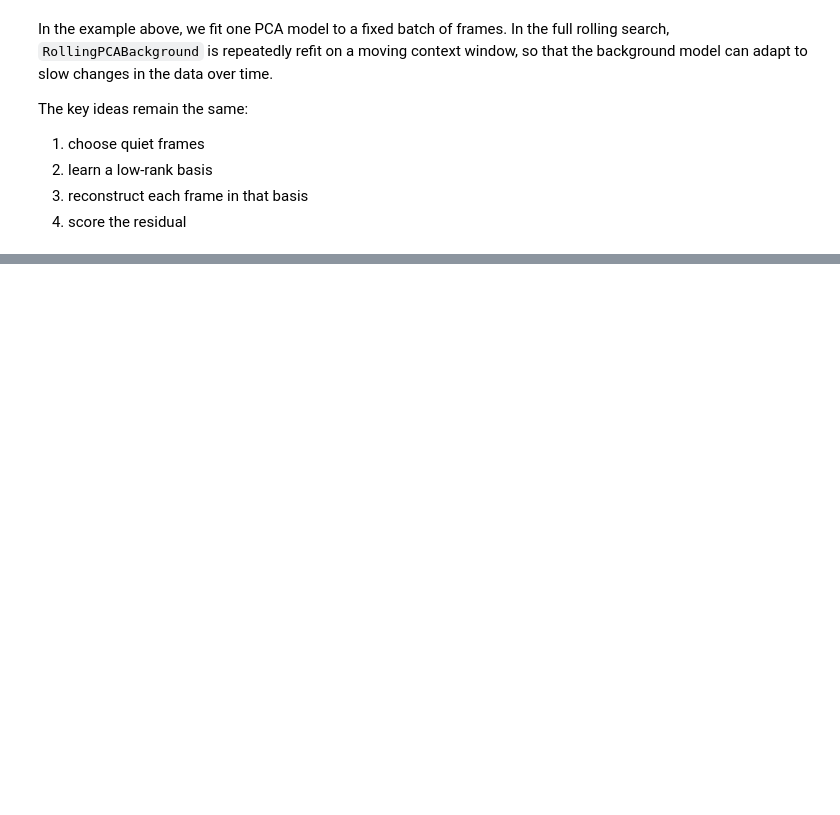
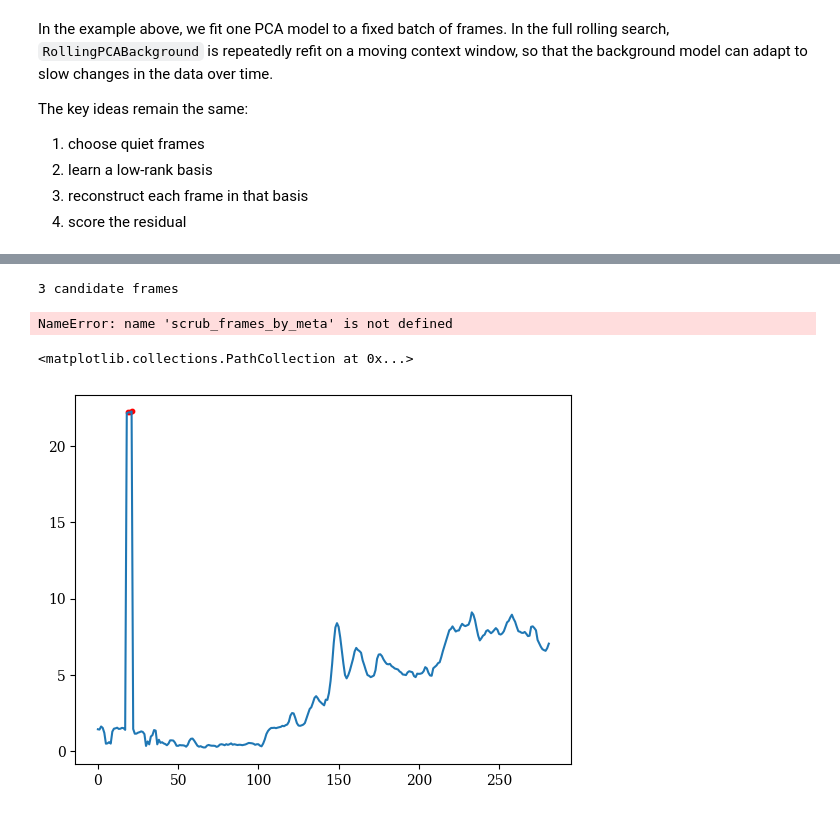
Before and after one commit to amanchokshi/specscout, a Jupyter notebook: notebooks/specscout_tutorial.ipynb, the cells around one changed output, grey strips where cells are left out. Drawn from its saved outputs; the diff is of its cells as text; code cells hidden in the pictures; blank space fills up the shorter version.

```diff
--- a/notebooks/specscout_tutorial.ipynb
+++ b/notebooks/specscout_tutorial.ipynb
@@ -832,0 +876,8 @@ The key ideas remain the same:
+# %%
+runner = RollingPCABackground(
+    k=8,
+    context_size=48,
+    quiet_fraction=0.7,
+)
+
+scores = runner.run(ds)
@@ -832,0 +911,18 @@ The key ideas remain the same:
+# %%
+threshold = np.percentile(scores, 99)
+roi_idx = np.where(scores > threshold)[0]
+
+print(len(roi_idx), "candidate frames")
+# %% [output]
+3 candidate frames
+# %%
+scrubber = scrub_frames_by_meta(ds, ds.get_metas(roi_idx[:20]))
+display(scrubber.container)
+# %% [output]
+NameError: name 'scrub_frames_by_meta' is not defined
+# %%
+plt.plot(scores)
+plt.scatter(roi_idx, scores[roi_idx], color="r", s=10)
+# %% [output]
+<matplotlib.collections.PathCollection at 0x...>
+[figure, added]
```
Also changed, not shown: parts of 25 cells of this notebook.
